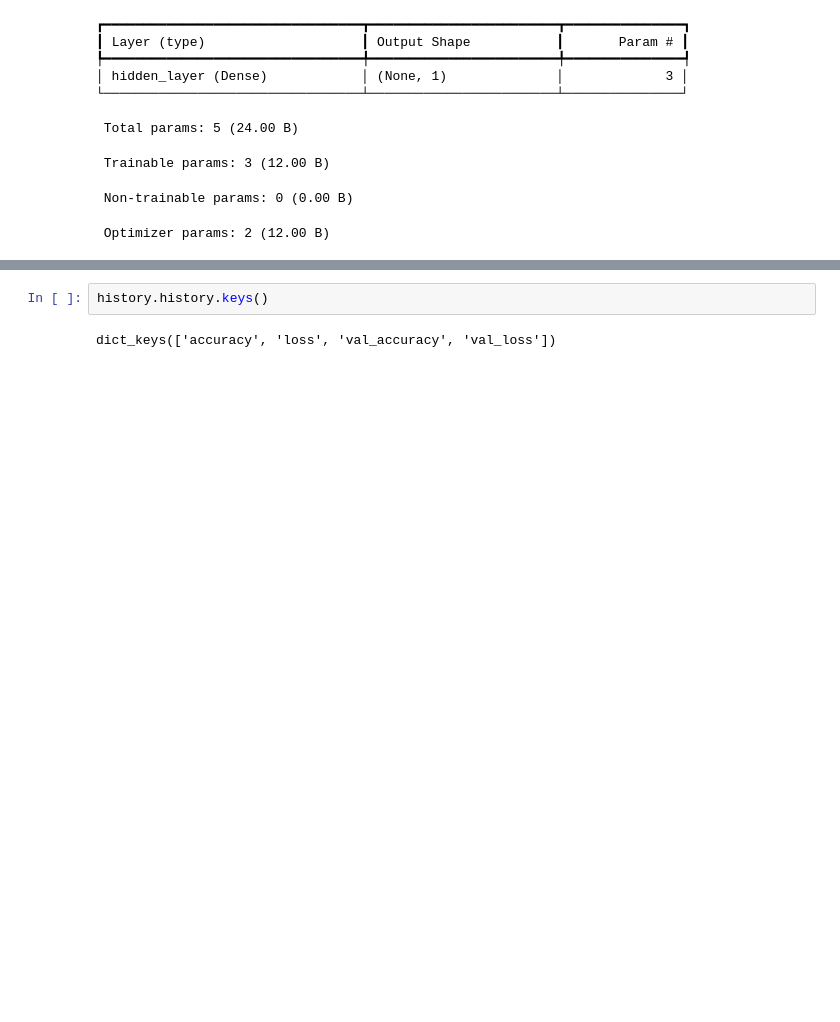
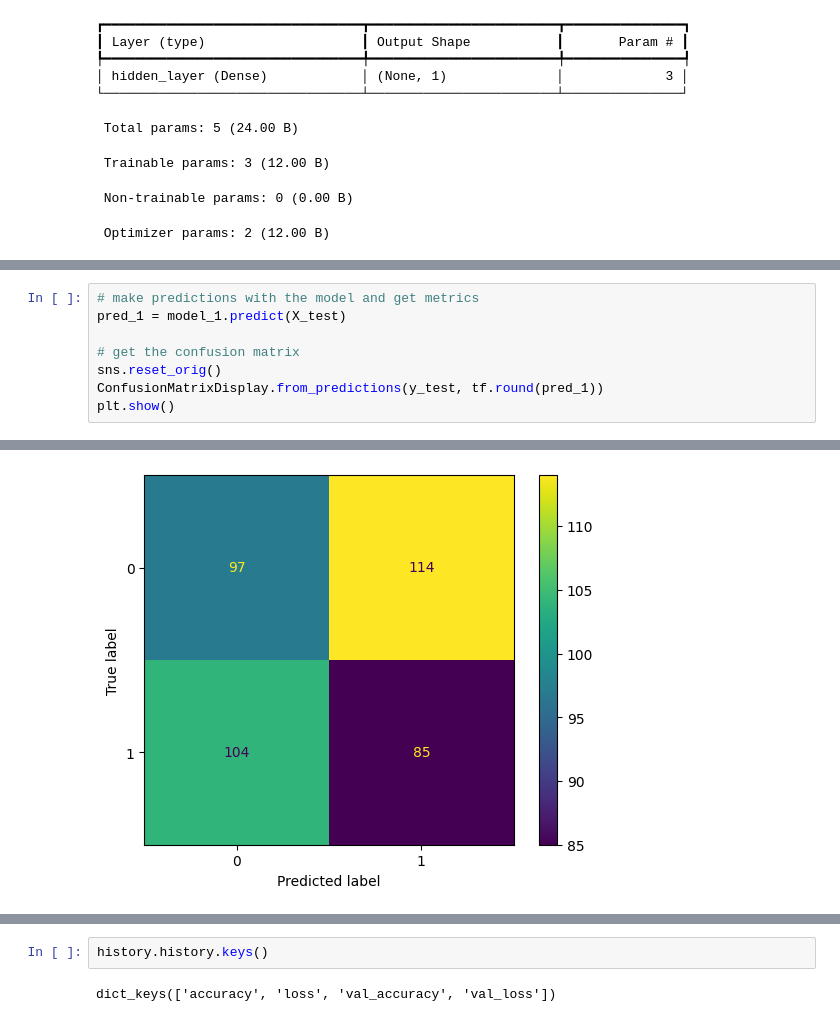
Before and after one commit to Jefest1/deep_learning_TensorFlow_Lessons, a Jupyter notebook: 02_classification_with_tensorflow.ipynb, the cells around one changed output, grey strips where cells are left out. Drawn from its saved outputs; the diff is of its cells as text; blank space fills up the shorter version.

```diff
--- a/02_classification_with_tensorflow.ipynb
+++ b/02_classification_with_tensorflow.ipynb
@@ -117,0 +163,9 @@ model_1.evaluate(X_test, y_test)
+# %%
+# make predictions with the model and get metrics
+pred_1 = model_1.predict(X_test)
+
+# get the confusion matrix
+sns.reset_orig()
+ConfusionMatrixDisplay.from_predictions(y_test, tf.round(pred_1))
+plt.show()
+# %% [output]
@@ -117,0 +173 @@ model_1.evaluate(X_test, y_test)
+[figure, added]
```
Also changed, not shown: parts of 31 cells of this notebook.
